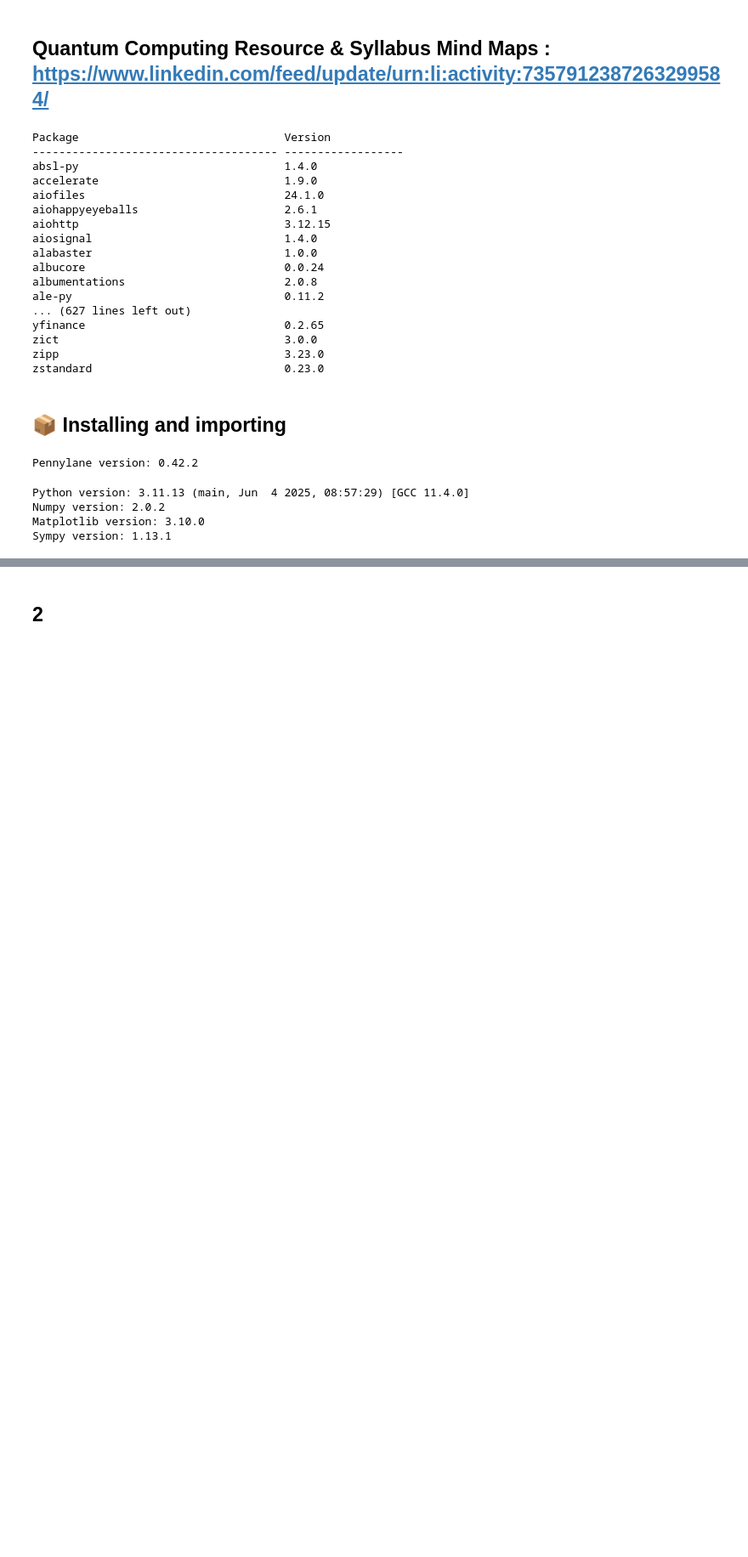
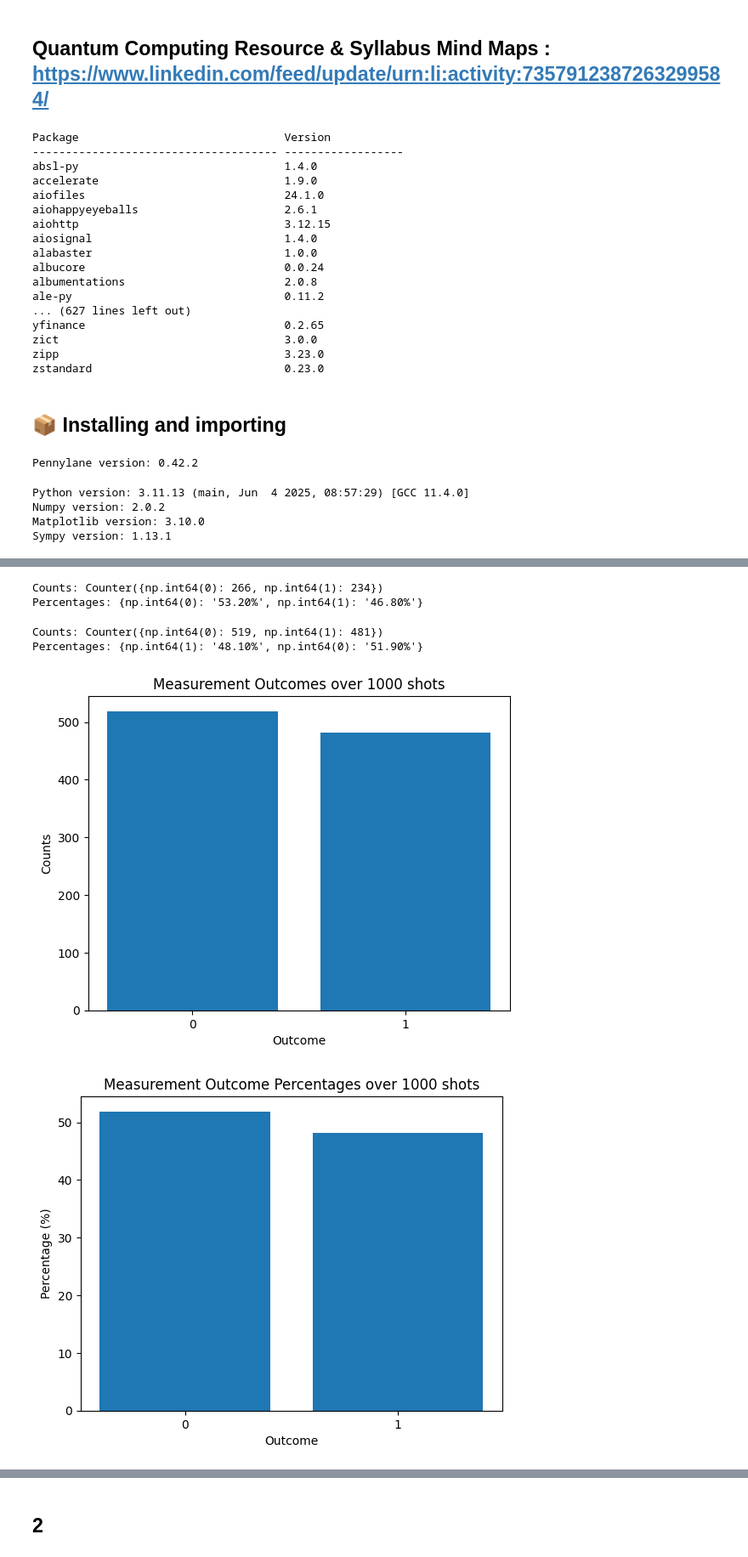
Before and after one commit to Omid-Hassasfar/NITheCS_QSouthAfrica_MiniSchool_Introduction_to_Quantum_Computing_with_PennyLane, a Jupyter notebook: NITheCS_QSouthAfrica_Mini_School_Introduction_to_Quantum_Computing_with_PennyLane.ipynb, the cells around one changed output, grey strips where cells are left out. Shown at 85% size. Saved outputs shown, nothing was run; the diff lists cells and outputs as text; code cells hidden in the pictures; blank space fills up the shorter version.

```diff
--- a/NITheCS_QSouthAfrica_Mini_School_Introduction_to_Quantum_Computing_with_PennyLane.ipynb
+++ b/NITheCS_QSouthAfrica_Mini_School_Introduction_to_Quantum_Computing_with_PennyLane.ipynb
@@ -102 +171,79 @@ https://pennylane.ai/codebook/pennylane-fundamentals/measurements-in-pennylane
+# %%
+counts = collections.Counter(results)
+
+# Calculate percentages
+total = sum(counts.values())
+percentages = {k: (v / total) * 100 for k, v in counts.items()}
+
+# Display results
+print("Counts:", counts)
+print("Percentages:", {k: f"{v:.2f}%" for k, v in percentages.items()})
+# %% [output]
+Counts: Counter({np.int64(0): 266, np.int64(1): 234})
+Percentages: {np.int64(0): '53.20%', np.int64(1): '46.80%'}
+# %%
+# Plot Histogram
+
+# Define Hadamard gate
+U = np.array([[1, 1], [1, -1]]) / np.sqrt(2)
+
+def initialize_state():
+    """Prepare a qubit in state |0>."""
+    return np.array([1, 0])
+
+def apply_u(state):
+    """Apply the Hadamard gate."""
+    return np.dot(U, state)
+
+def measure_state(state, num_meas):
+    """Measure a quantum state num_meas times."""
+    p_alpha = np.abs(state[0]) ** 2
+    p_beta = np.abs(state[1]) ** 2
+    return np.random.choice([0, 1], p=[p_alpha, p_beta], size=num_meas)
+
+def quantum_algorithm(num_shots=100):
+    """Prepare |0>, apply H, then measure num_shots times."""
+    state = initialize_state()
+    state = apply_u(state)
+    return measure_state(state, num_shots)
+
+# ---- Run and analyze ----
+num_shots = 1000  # increase for smoother histogram
+results = quantum_algorithm(num_shots)
+
+# Count occurrences
+counts = collections.Counter(results)
+
+# Calculate percentages
+total = sum(counts.values())
+percentages = {k: (v / total) * 100 for k, v in counts.items()}
+
+# Print results
+print("Counts:", counts)
+print("Percentages:", {k: f"{v:.2f}%" for k, v in percentages.items()})
+
+# Plot counts histogram
+labels = sorted(counts.keys())
+values = [counts[k] for k in labels]
+plt.bar(labels, values)
+plt.title(f"Measurement Outcomes over {num_shots} shots")
+plt.xlabel("Outcome")
+plt.ylabel("Counts")
+plt.xticks(labels)
+plt.show()
+
+print()
+
+# Plot percentage histogram
+plt.bar(labels, [percentages[k] for k in labels])
+plt.title(f"Measurement Outcome Percentages over {num_shots} shots")
+plt.xlabel("Outcome")
+plt.ylabel("Percentage (%)")
+plt.xticks(labels)
+plt.show()
+# %% [output]
+Counts: Counter({np.int64(0): 519, np.int64(1): 481})
+Percentages: {np.int64(1): '48.10%', np.int64(0): '51.90%'}
+[figure, added]
+[figure, added]
 # %% [markdown]
```
Also changed, not shown: parts of 21 cells of this notebook.
